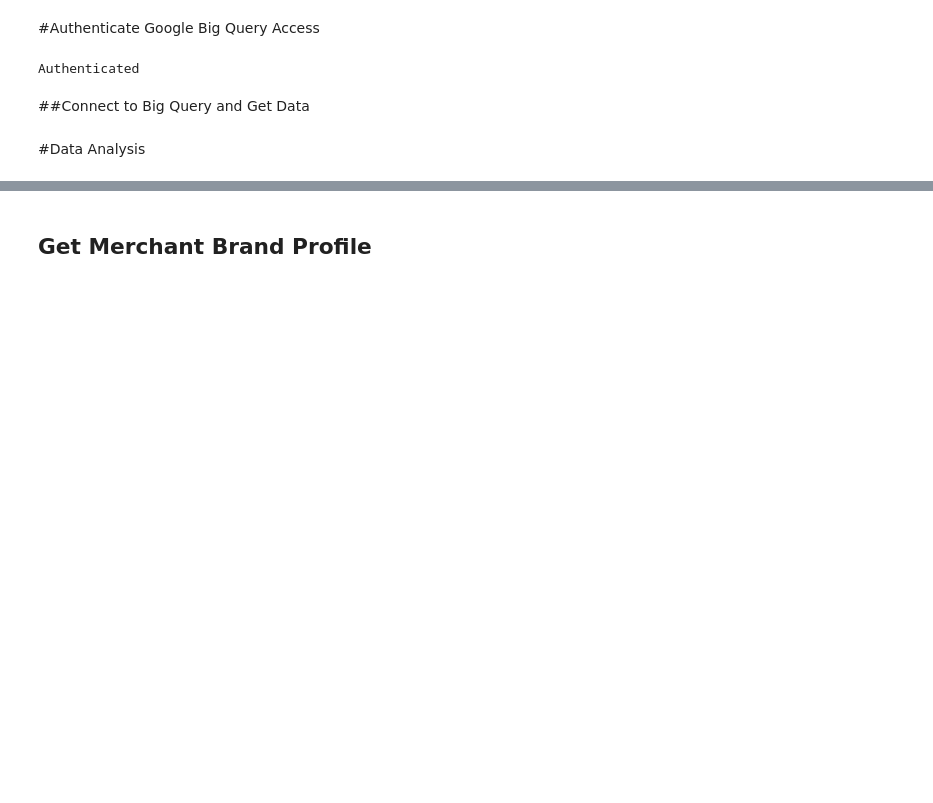
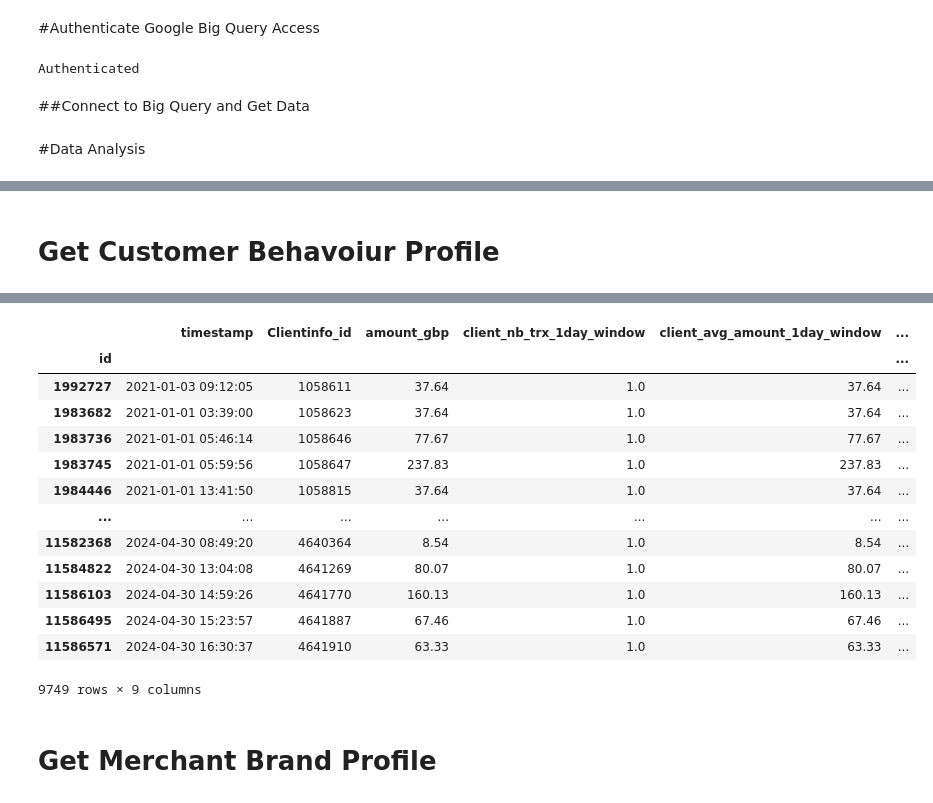
Before and after one commit to MaayanHagbi/CAS_ADS_Final_Project, a Jupyter notebook: Fraud_Detection_ML_(CAS_ADS).ipynb, the cells around one changed output, grey strips where cells are left out. Cells and saved outputs as stored; diff of their text form; code cells hidden in the pictures; blank space fills up the shorter version.

```diff
--- a/Fraud_Detection_ML_(CAS_ADS).ipynb
+++ b/Fraud_Detection_ML_(CAS_ADS).ipynb
@@ -266,8 +256,8 @@ def get_client_spending_behaviour_features(customer_trx, window_size_in_days = [
 
     avg_amount_trx_window = sum_amount_trx_window/nb_trx_window
 
-    customer_trx['customer_id_nb_trx_' + str(window_size) + 'day_window'] = list(nb_trx_window)
-    customer_trx['customer_id_avg_amount_'+str(window_size) + 'day_window'] = list(avg_amount_trx_window)
+    customer_trx['client_nb_trx_' + str(window_size) + 'day_window'] = list(nb_trx_window)
+    customer_trx['client_avg_amount_'+str(window_size) + 'day_window'] = list(avg_amount_trx_window)
 
   customer_trx.index = customer_trx.id
 
@@ -284,24 +274,14 @@ target_time = pd.to_datetime('22:00:00').time()
 Trx_Profile.loc[:,'is_night?'] = (Trx_Profile['time'] > target_time).astype(int)
 
 
-
 columns_to_drop = ['time','date']
 Trx_Profile = Trx_Profile.drop(columns=columns_to_drop)
 old_colums_names = Trx_Profile.columns
-new_columns_names = ['id','trx_datetime','client_id','trx_amount_gbp','trx_time_seconds','trx_is_weekend']
+new_columns_names = ['id','timestamp','client_id','trx_amount_gbp','trx_time_seconds','trx_is_weekend']
 new_columns_dic = {k: v for k, v in zip(old_colums_names,new_columns_names)}
 
 Trx_Profile = Trx_Profile.rename(columns=new_columns_dic)
 
-
-#Customer Behaviour Profile
-Trx_Profile_Rolling = Data_Adf[['id','timestamp','Clientinfo_id','amount_gbp']].copy()
-
-Trx_Profile_Rolling['timestamp'] = Trx_Profile_Rolling['timestamp'].dt.tz_localize(None)
-Trx_Profile_Rolling['timestamp'] = Trx_Profile_Rolling['timestamp'].astype('datetime64[ns]')
-
-Trx_Profile_Rolling = Trx_Profile_Rolling.sort_values(['timestamp','Clientinfo_id'], ascending=[True,True],ignore_index=True)
-
-%time Trx_Profile_Rolling = Trx_Profile_Rolling.groupby('Clientinfo_id').apply(lambda x: get_client_spending_behaviour_features(x))
-
-Trx_Profile_Rolling.set_index('id',inplace=True)
+Trx_Profile.set_index('id',inplace=True)
+Trx_Profile.index = Trx_Profile.index.astype(int)
+Trx_Profile
@@ -310,0 +288,17 @@ Wall time: 56.9 s
+# %% [markdown]
+# Get Customer Behavoiur Profile
+# %%
+#Customer Behaviour Profile
+Trx_Profile_Rolling = Data_Adf[['id','timestamp','Clientinfo_id','amount_gbp']].copy()
+
+Trx_Profile_Rolling['timestamp'] = Trx_Profile_Rolling['timestamp'].dt.tz_localize(None)
+Trx_Profile_Rolling['timestamp'] = Trx_Profile_Rolling['timestamp'].astype('datetime64[ns]')
+
+Trx_Profile_Rolling = Trx_Profile_Rolling.sort_values(['timestamp','Clientinfo_id'], ascending=[True,True],ignore_index=True)
+
+%time Trx_Profile_Rolling = Trx_Profile_Rolling.groupby('Clientinfo_id').apply(lambda x: get_client_spending_behaviour_features(x))
+
+Trx_Profile_Rolling.set_index('id',inplace=True)
+Trx_Profile_Rolling.index = Trx_Profile_Rolling.index.astype(int)
+Trx_Profile_Rolling
+# %% [output]
@@ -311,5 +307,19 @@ Wall time: 56.9 s
+|  | timestamp | Clientinfo_id | amount_gbp | client_nb_trx_1day_window | client_avg_amount_1day_window | ... |
+| id |  |  |  |  |  | ... |
+| 1992727 | 2021-01-03 09:12:05 | 1058611 | 37.64 | 1.0 | 37.64 | ... |
+| 1983682 | 2021-01-01 03:39:00 | 1058623 | 37.64 | 1.0 | 37.64 | ... |
+| 1983736 | 2021-01-01 05:46:14 | 1058646 | 77.67 | 1.0 | 77.67 | ... |
+| 1983745 | 2021-01-01 05:59:56 | 1058647 | 237.83 | 1.0 | 237.83 | ... |
+| 1984446 | 2021-01-01 13:41:50 | 1058815 | 37.64 | 1.0 | 37.64 | ... |
+| ... | ... | ... | ... | ... | ... | ... |
+| 11582368 | 2024-04-30 08:49:20 | 4640364 | 8.54 | 1.0 | 8.54 | ... |
+| 11584822 | 2024-04-30 13:04:08 | 4641269 | 80.07 | 1.0 | 80.07 | ... |
+| 11586103 | 2024-04-30 14:59:26 | 4641770 | 160.13 | 1.0 | 160.13 | ... |
+| 11586495 | 2024-04-30 15:23:57 | 4641887 | 67.46 | 1.0 | 67.46 | ... |
+| 11586571 | 2024-04-30 16:30:37 | 4641910 | 63.33 | 1.0 | 63.33 | ... |
+9749 rows × 9 columns
 # %% [markdown]
-## Get Merchant Brand Profile
+# Get Merchant Brand Profile
 # %%
 def get_count_risk_rolling_window(terminal_trx, delay_period = 7, windows_size_in_days = [1, 7, 30], feature = "Terminal_ID"):
 
```
Also changed, not shown: parts of 15 cells of this notebook.
